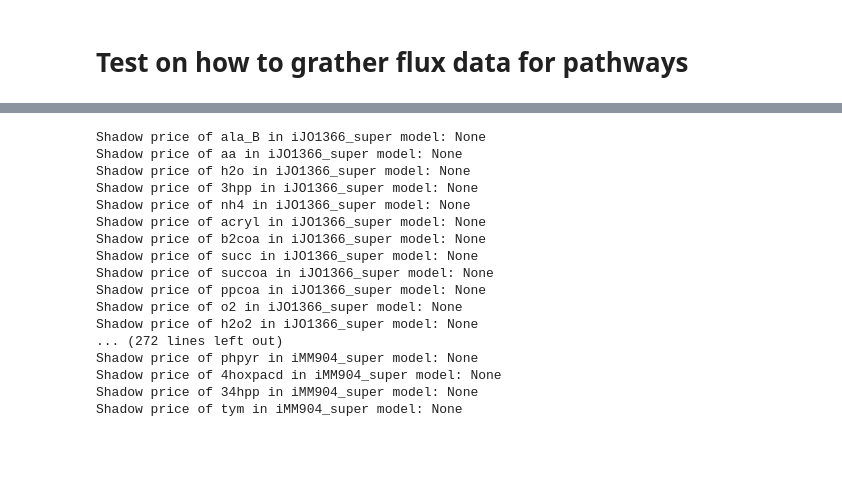
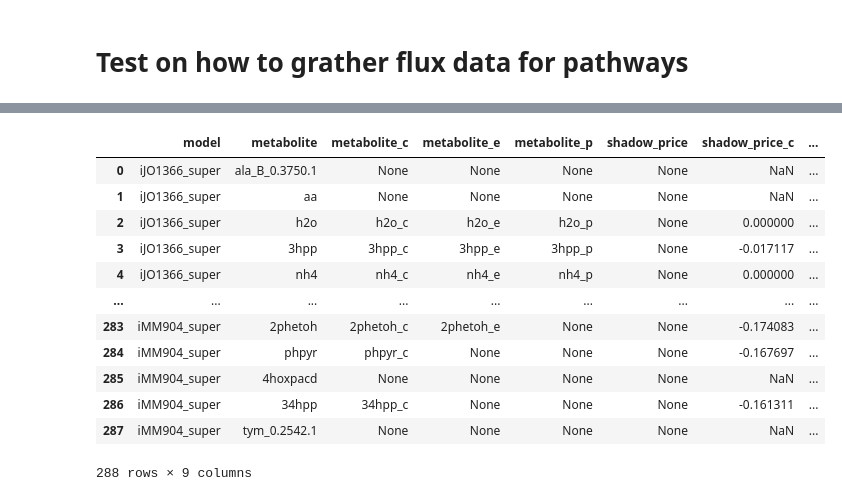
Before and after one commit to Deusxy/MuSIC-PDO-3HP, a Jupyter notebook: Metabolic_model1.3.ipynb, the cells around one changed output, grey strips where cells are left out. Drawn from its saved outputs; the diff is of its cells as text; code cells hidden in the pictures; blank space fills up the shorter version.

```diff
--- a/Metabolic_model1.3.ipynb
+++ b/Metabolic_model1.3.ipynb
@@ -1031,7 +1032,6 @@ for model in All_Updated_Models:
             shadow_price_p = solution.shadow_prices[met_id + '_p']
         else:
             shadow_price = None
-        print(f"Shadow price of {met_id} in {model.id} model: {shadow_price}")
 
         # Append the results to the lists within the dictionary
         shadow_prices['model'].append(model.id)
@@ -1046,23 +1046,21 @@ for model in All_Updated_Models:
 
 # Convert the dictionary to a DataFrame for easier manipulation and visualization
 shadow_prices_df = pd.DataFrame(shadow_prices)
-# %% [output]
-Shadow price of ala_B in iJO1366_super model: None
-Shadow price of aa in iJO1366_super model: None
-Shadow price of h2o in iJO1366_super model: None
-Shadow price of 3hpp in iJO1366_super model: None
-Shadow price of nh4 in iJO1366_super model: None
-Shadow price of acryl in iJO1366_super model: None
-Shadow price of b2coa in iJO1366_super model: None
-Shadow price of succ in iJO1366_super model: None
-Shadow price of succoa in iJO1366_super model: None
-Shadow price of ppcoa in iJO1366_super model: None
-Shadow price of o2 in iJO1366_super model: None
-Shadow price of h2o2 in iJO1366_super model: None
-... (272 lines left out)
-Shadow price of phpyr in iMM904_super model: None
-Shadow price of 4hoxpacd in iMM904_super model: None
-Shadow price of 34hpp in iMM904_super model: None
-Shadow price of tym in iMM904_super model: None
+# %%
+shadow_prices_df
+# %% [output]
+|  | model | metabolite | metabolite_c | metabolite_e | metabolite_p | shadow_price | shadow_price_c | ... |
+| 0 | iJO1366_super | ala_B_0.3750.1 | None | None | None | None | NaN | ... |
+| 1 | iJO1366_super | aa | None | None | None | None | NaN | ... |
+| 2 | iJO1366_super | h2o | h2o_c | h2o_e | h2o_p | None | 0.000000 | ... |
+| 3 | iJO1366_super | 3hpp | 3hpp_c | 3hpp_e | 3hpp_p | None | -0.017117 | ... |
+| 4 | iJO1366_super | nh4 | nh4_c | nh4_e | nh4_p | None | 0.000000 | ... |
+| ... | ... | ... | ... | ... | ... | ... | ... | ... |
+| 283 | iMM904_super | 2phetoh | 2phetoh_c | 2phetoh_e | None | None | -0.174083 | ... |
+| 284 | iMM904_super | phpyr | phpyr_c | None | None | None | -0.167697 | ... |
+| 285 | iMM904_super | 4hoxpacd | None | None | None | None | NaN | ... |
+| 286 | iMM904_super | 34hpp | 34hpp_c | None | None | None | -0.161311 | ... |
+| 287 | iMM904_super | tym_0.2542.1 | None | None | None | None | NaN | ... |
+288 rows × 9 columns
 # %%
 # basicaly my search bar for the shadow prices
```
Also changed, not shown: parts of 9 cells of this notebook.
